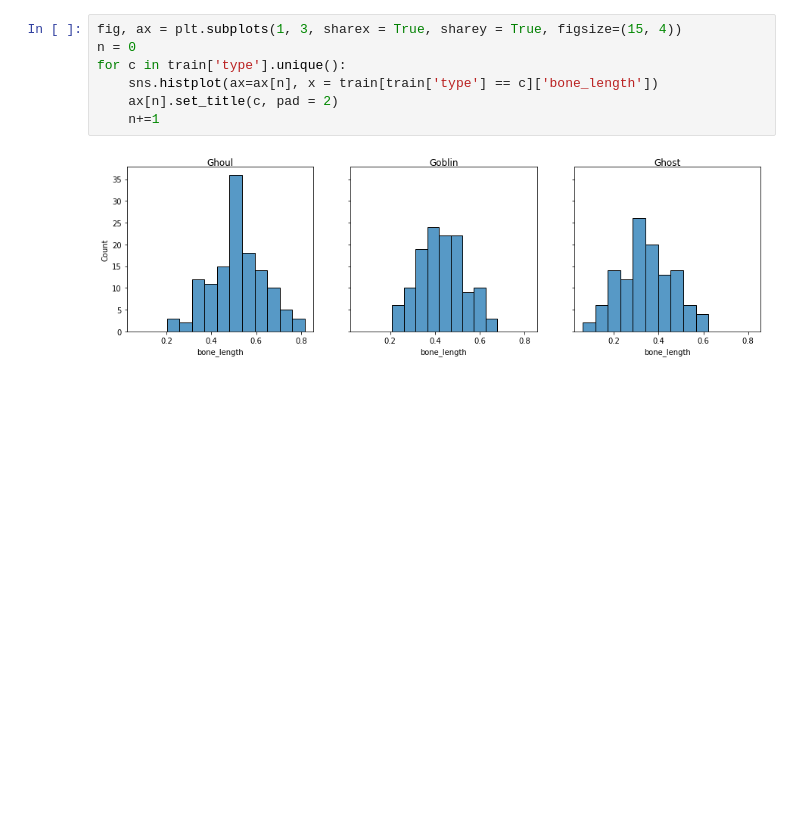
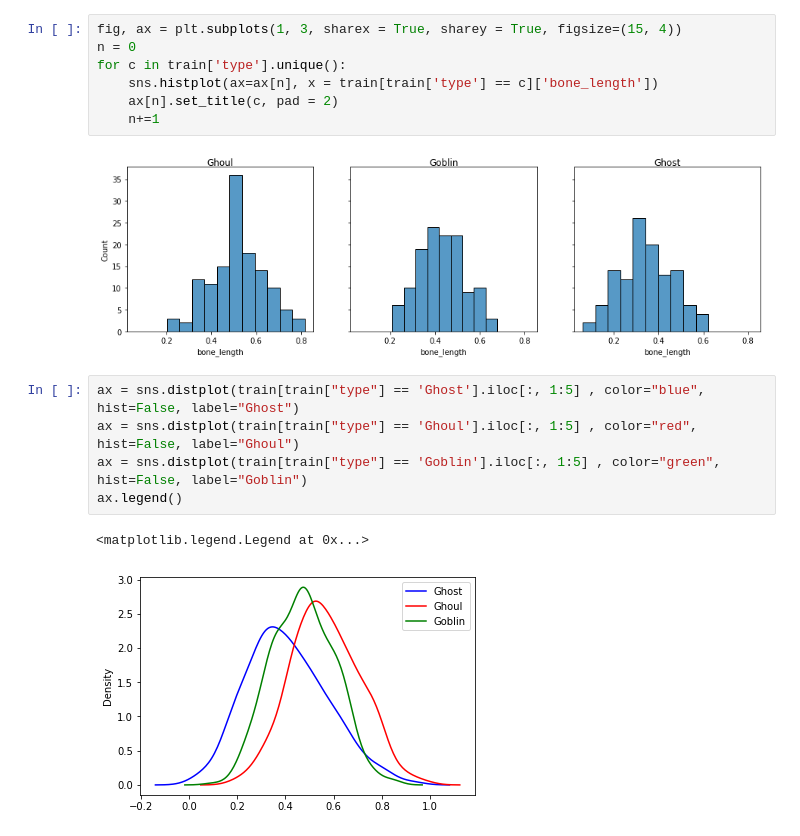
Before and after one commit to Lisstrange/Mini-examples, a Jupyter notebook: ghosts.ipynb, the cells around one changed output. Saved outputs shown, nothing was run; the diff lists cells and outputs as text; blank space fills up the shorter version.

```diff
--- a/ghosts.ipynb
+++ b/ghosts.ipynb
@@ -190,3 +189,11 @@ for c in train['type'].unique():
     n+=1
 # %% [output]
 [figure]
+# %%
+ax = sns.distplot(train[train["type"] == 'Ghost'].iloc[:, 1:5] , color="blue", hist=False, label="Ghost")
+ax = sns.distplot(train[train["type"] == 'Ghoul'].iloc[:, 1:5] , color="red", hist=False, label="Ghoul")
+ax = sns.distplot(train[train["type"] == 'Goblin'].iloc[:, 1:5] , color="green", hist=False, label="Goblin")
+ax.legend()
+# %% [output]
+<matplotlib.legend.Legend at 0x...>
+[figure, added]
```
Also changed, not shown: parts of 7 cells of this notebook, 1 other file.
